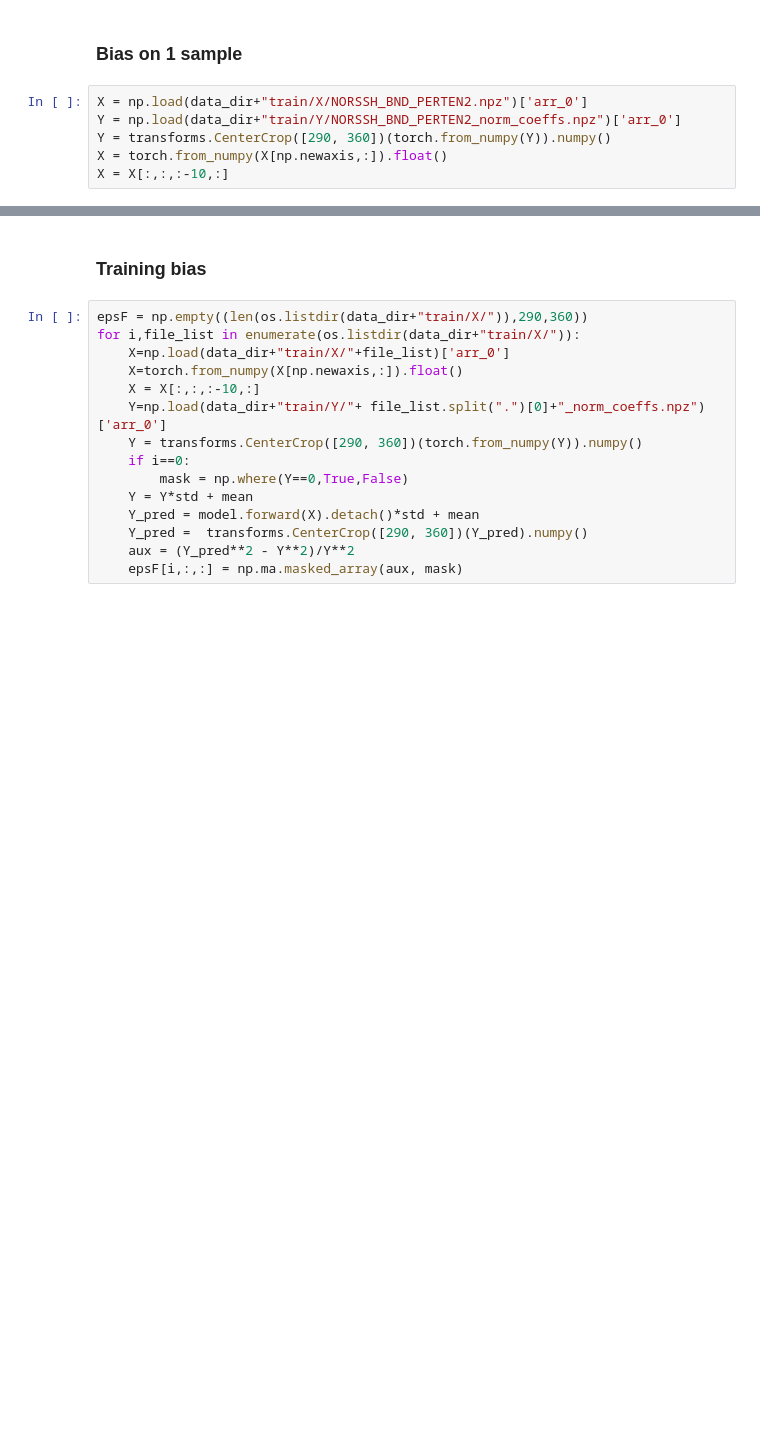
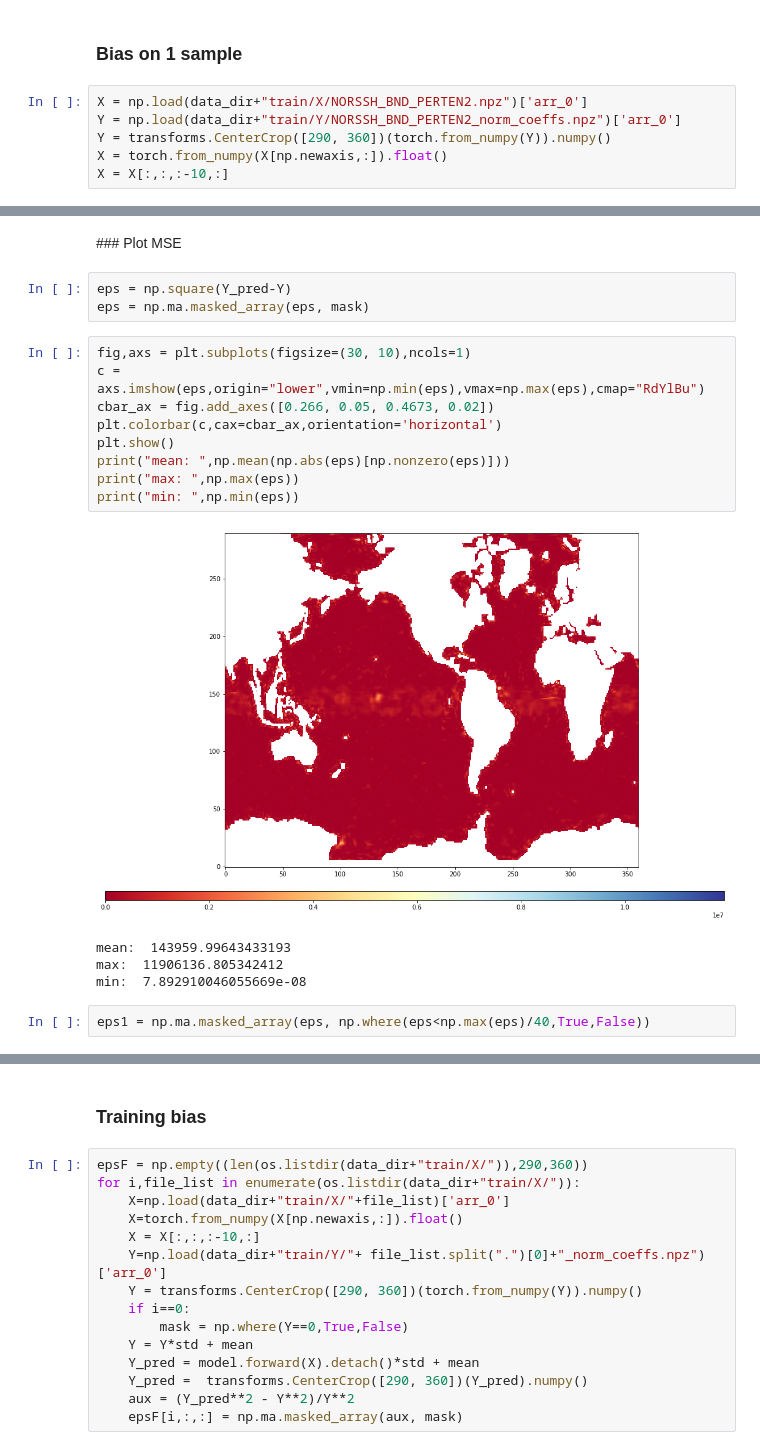
Before and after one commit to FolkeKS/DL-normalization, a Jupyter notebook: notebooks/cnn_nemo_plot.ipynb, the cells around one changed output, grey strips where cells are left out. Cells and saved outputs as stored; diff of their text form; blank space fills up the shorter version.

```diff
--- a/notebooks/cnn_nemo_plot.ipynb
+++ b/notebooks/cnn_nemo_plot.ipynb
@@ -91,3 +94,24 @@ print("min: ",np.min(eps[0,0,0:50,:]))
 [figure]
 max:  0.051311218355678374
 min:  -0.054915926344592476
+# %% [markdown]
+### Plot MSE
+# %%
+eps = np.square(Y_pred-Y)
+eps = np.ma.masked_array(eps, mask)
+# %%
+fig,axs = plt.subplots(figsize=(30, 10),ncols=1)
+c = axs.imshow(eps,origin="lower",vmin=np.min(eps),vmax=np.max(eps),cmap="RdYlBu")
+cbar_ax = fig.add_axes([0.266, 0.05, 0.4673, 0.02])
+plt.colorbar(c,cax=cbar_ax,orientation='horizontal')
+plt.show()
+print("mean: ",np.mean(np.abs(eps)[np.nonzero(eps)]))
+print("max: ",np.max(eps))
+print("min: ",np.min(eps))
+# %% [output]
+[figure, added]
+mean:  143959.99643433193
+max:  11906136.805342412
+min:  7.892910046055669e-08
+# %%
+eps1 = np.ma.masked_array(eps, np.where(eps<np.max(eps)/40,True,False))
```
Also changed, not shown: parts of 11 cells of this notebook, 3 other files.
